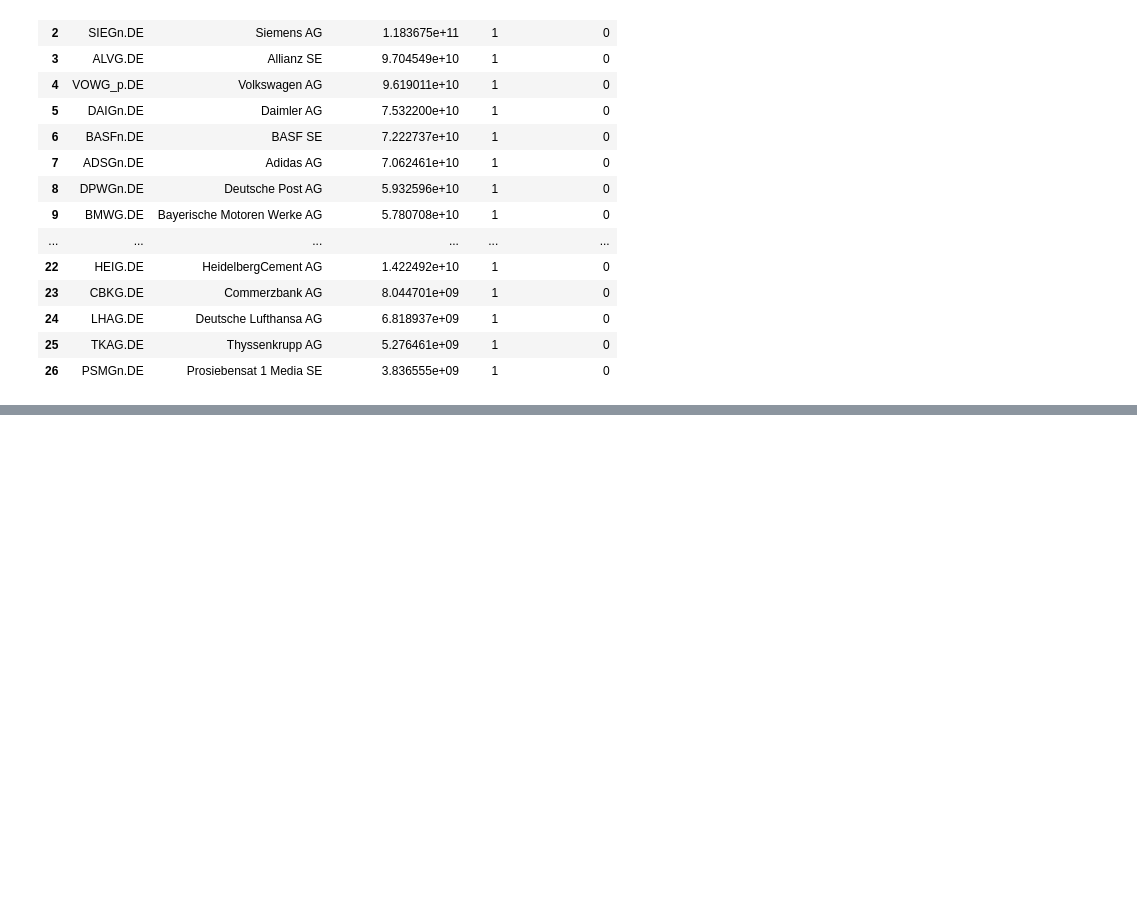
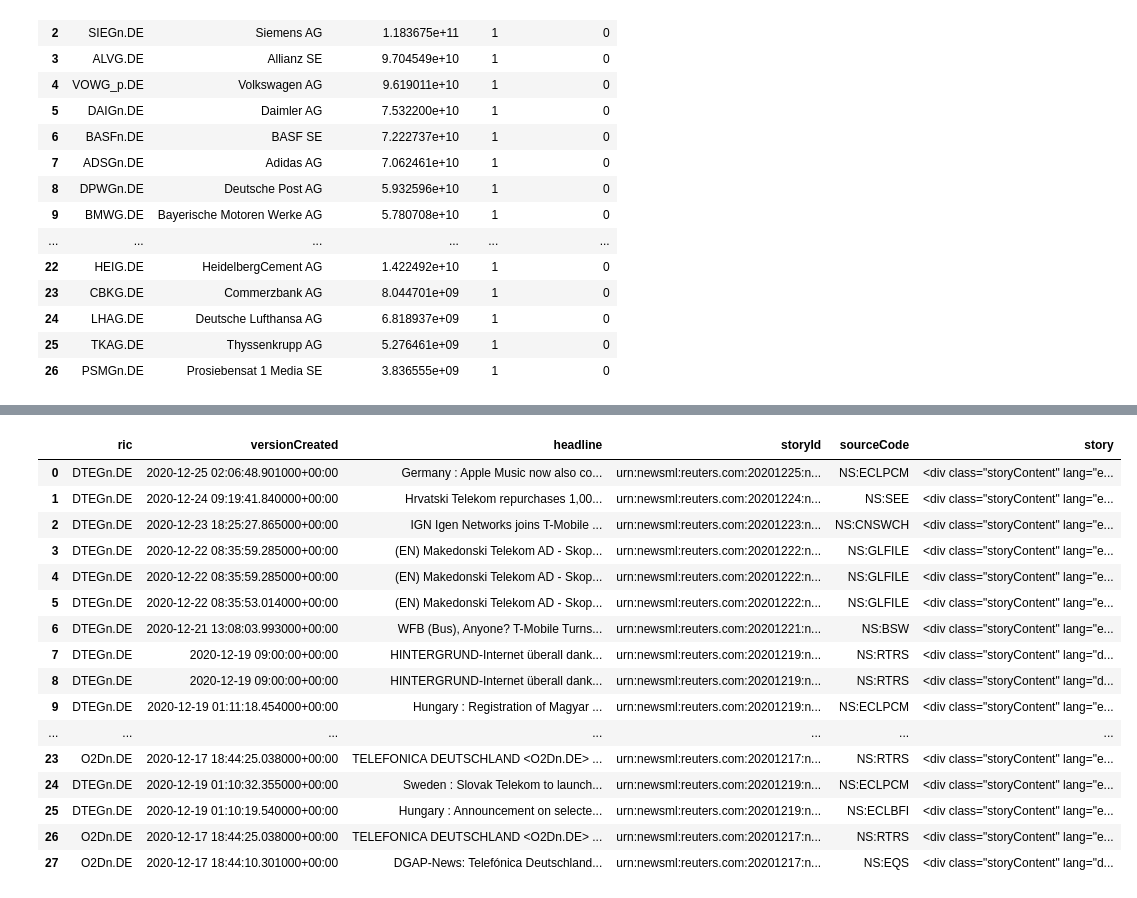
Before and after one commit to dany-kuznetsov/trade_get_news_true_way, a Jupyter notebook: trade_news_collector.ipynb, the cells around one changed output, grey strips where cells are left out. Saved outputs shown, nothing was run; the diff lists cells and outputs as text; code cells hidden in the pictures; blank space fills up the shorter version.

Commit message:
successfully made some tests of third story loop

```diff
--- a/trade_news_collector.ipynb
+++ b/trade_news_collector.ipynb
@@ -124,9 +124,9 @@ def get_name_of_latest_file_in_folder(folder_name):
 # Создадим df, в который будем сохранять вообще все новости.
 
 # Можем создать пустой df, куда будем добавлять все новости
-# all_headlines_df = pd.DataFrame(data = [], columns=["ric", "versionCreated", "headline", "storyId", "sourceCode", "story"])
+all_headlines_df = pd.DataFrame(data = [], columns=["ric", "versionCreated", "headline", "storyId", "sourceCode", "story"])
 
 # Но если мы уже сохраняли файл, достанем самый свежий из папки
-most_latest_file = get_name_of_latest_file_in_folder('C:/DAN/t_systems/trade_project/backup_headlines/')
-all_headlines_df = pd.read_csv(most_latest_file, sep='~')
-print(all_headlines_df.shape)
+# most_latest_file = get_name_of_latest_file_in_folder('C:/DAN/t_systems/trade_project/backup_headlines/')
+# all_headlines_df = pd.read_csv(most_latest_file, sep='~')
+# print(all_headlines_df.shape)
@@ -150,8 +148,8 @@ quasi_logger = pd.DataFrame(data = [], columns=[
 rics_to_loop_df = rics_german_telekom_df
 rics_to_loop_df = rics_to_loop_df.reset_index(drop=True) # чтобы юзать .loc()
 
-# Зададим количество выгружаемых заголовков одним запросом (100 - максимум)
-headlines_number = 100
+# Зададим переменную, котролирующую количество выгружаемых за раз заголовков
+headlines_count_to_request = 2
 
 # Первый цикл будет итерировать компании.
 for ric_i in range(0, 2): # range(0, len(rics_to_loop_df))
@@ -170,7 +168,7 @@ for ric_i in range(0, 2): # range(0, len(rics_to_loop_df))
     # то не будет задавать дату, до которой выкачивать заголовки.
     # Если такой ric есть в all_headlines_df со всеми новостями,
     # то возьмём минимальную дату из all_headlines_df со всеми новостями
-    while not last_headlines_request:
+    while not last_headlines_request and headlines_slice_i < 3:
         # Проверим, содержит ли all_headlines_df наш текущий ric
         is_this_ric_in_all = ric_now in list(all_headlines_df['ric'])
         print('is_this_ric_in_all:', is_this_ric_in_all, end=' ')
@@ -186,7 +184,7 @@ for ric_i in range(0, 2): # range(0, len(rics_to_loop_df))
 
         news_get_df = ek.get_news_headlines(
             query=ric_now,
-            count=6,
+            count=headlines_count_to_request,
             date_to=up_to_date_ric
         )
         print('news_get_df.shape:', news_get_df.shape[0])
@@ -213,18 +211,18 @@ for ric_i in range(0, 2): # range(0, len(rics_to_loop_df))
                 story_is_success = True
                 print(
                     'story_is_success', story_is_success,
-                    'ric_now', ric_now,
-                    'ric_i', ric_i,
-                    'story_i', story_i,
+                    '  ric_now', ric_now,
+                    '  ric_i', ric_i,
+                    '  story_i', story_i,
                 )
 
             except:
                 # выведем story с ошибкой
                 print(
                     'story_is_success', story_is_success,
-                    'ric_now', ric_now,
-                    'ric_i', ric_i,
-                    'story_i', story_i,
+                    '  ric_now', ric_now,
+                    '  ric_i', ric_i,
+                    '  story_i', story_i,
                      )
                 time.sleep(2)
 
@@ -248,5 +246,15 @@ for ric_i in range(0, 2): # range(0, len(rics_to_loop_df))
             last_headlines_request = True
 
         headlines_slice_i = headlines_slice_i + 1
+
+        # На данный момент news_get_df состоит из заголовков и текстов к ним.
+        # Добавим их к большому df со всеми статьями.
+        all_headlines_df = all_headlines_df.append(news_get_df, ignore_index = True)
+        print(str(datetime.today()), ric_now,
+              ' ric_i:', ric_i,
+              ' headline_slice_i:', headlines_slice_i,
+              ' headline_number:', headlines_number,
+              ' not null:', news_get_df['story'].notna().sum(),
+              up_to_date_ric)
 # %% [output]
 0 DTEGn.DE
@@ -261,0 +270,20 @@ story_is_success True ric_now O2Dn.DE ric_i 1 story_i 5
+# %%
+all_headlines_df
+# %% [output]
+|  | ric | versionCreated | headline | storyId | sourceCode | story |
+| 0 | DTEGn.DE | 2020-12-25 02:06:48.901000+00:00 | Germany : Apple Music now also co... | urn:newsml:reuters.com:20201225:n... | NS:ECLPCM | <div class="storyContent" lang="e... |
+| 1 | DTEGn.DE | 2020-12-24 09:19:41.840000+00:00 | Hrvatski Telekom repurchases 1,00... | urn:newsml:reuters.com:20201224:n... | NS:SEE | <div class="storyContent" lang="e... |
+| 2 | DTEGn.DE | 2020-12-23 18:25:27.865000+00:00 | IGN Igen Networks joins T-Mobile ... | urn:newsml:reuters.com:20201223:n... | NS:CNSWCH | <div class="storyContent" lang="e... |
+| 3 | DTEGn.DE | 2020-12-22 08:35:59.285000+00:00 | (EN) Makedonski Telekom AD - Skop... | urn:newsml:reuters.com:20201222:n... | NS:GLFILE | <div class="storyContent" lang="e... |
+| 4 | DTEGn.DE | 2020-12-22 08:35:59.285000+00:00 | (EN) Makedonski Telekom AD - Skop... | urn:newsml:reuters.com:20201222:n... | NS:GLFILE | <div class="storyContent" lang="e... |
+| 5 | DTEGn.DE | 2020-12-22 08:35:53.014000+00:00 | (EN) Makedonski Telekom AD - Skop... | urn:newsml:reuters.com:20201222:n... | NS:GLFILE | <div class="storyContent" lang="e... |
+| 6 | DTEGn.DE | 2020-12-21 13:08:03.993000+00:00 | WFB (Bus), Anyone? T-Mobile Turns... | urn:newsml:reuters.com:20201221:n... | NS:BSW | <div class="storyContent" lang="e... |
+| 7 | DTEGn.DE | 2020-12-19 09:00:00+00:00 | HINTERGRUND-Internet überall dank... | urn:newsml:reuters.com:20201219:n... | NS:RTRS | <div class="storyContent" lang="d... |
+| 8 | DTEGn.DE | 2020-12-19 09:00:00+00:00 | HINTERGRUND-Internet überall dank... | urn:newsml:reuters.com:20201219:n... | NS:RTRS | <div class="storyContent" lang="d... |
+| 9 | DTEGn.DE | 2020-12-19 01:11:18.454000+00:00 | Hungary : Registration of Magyar ... | urn:newsml:reuters.com:20201219:n... | NS:ECLPCM | <div class="storyContent" lang="e... |
+| ... | ... | ... | ... | ... | ... | ... |
+| 23 | O2Dn.DE | 2020-12-17 18:44:25.038000+00:00 | TELEFONICA DEUTSCHLAND <O2Dn.DE> ... | urn:newsml:reuters.com:20201217:n... | NS:RTRS | <div class="storyContent" lang="e... |
+| 24 | DTEGn.DE | 2020-12-19 01:10:32.355000+00:00 | Sweden : Slovak Telekom to launch... | urn:newsml:reuters.com:20201219:n... | NS:ECLPCM | <div class="storyContent" lang="e... |
+| 25 | DTEGn.DE | 2020-12-19 01:10:19.540000+00:00 | Hungary : Announcement on selecte... | urn:newsml:reuters.com:20201219:n... | NS:ECLBFI | <div class="storyContent" lang="e... |
+| 26 | O2Dn.DE | 2020-12-17 18:44:25.038000+00:00 | TELEFONICA DEUTSCHLAND <O2Dn.DE> ... | urn:newsml:reuters.com:20201217:n... | NS:RTRS | <div class="storyContent" lang="e... |
+| 27 | O2Dn.DE | 2020-12-17 18:44:10.301000+00:00 | DGAP-News: Telefónica Deutschland... | urn:newsml:reuters.com:20201217:n... | NS:EQS | <div class="storyContent" lang="d... |
```
Also changed, not shown: parts of 2 cells of this notebook.
